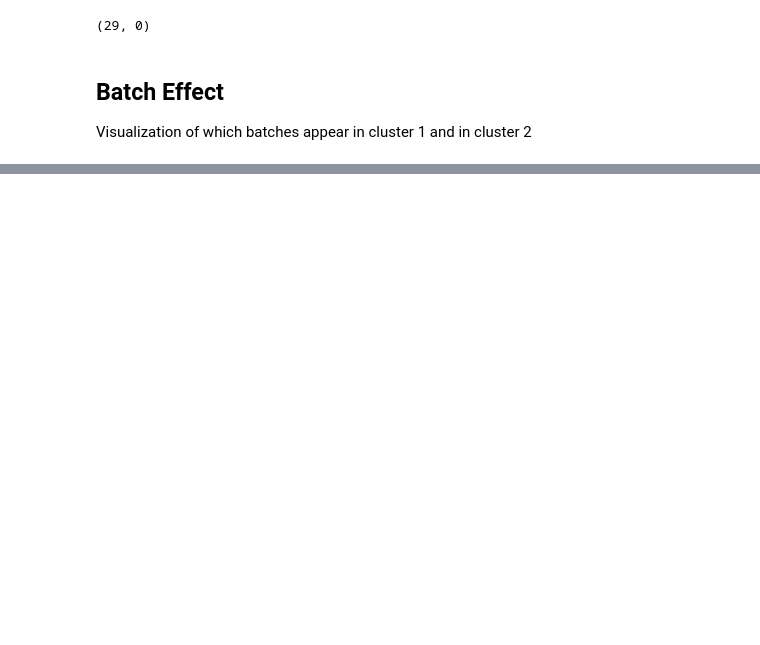
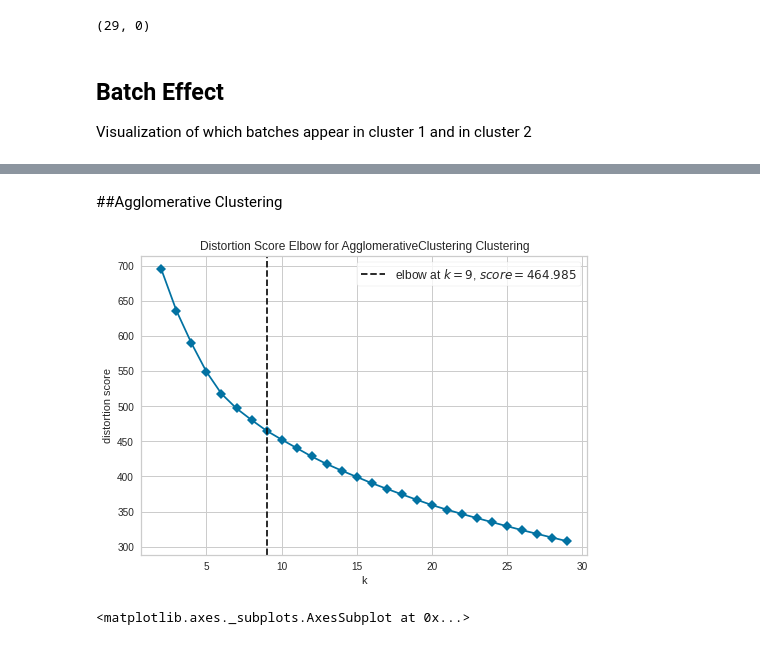
Before and after one commit to humpyreddy96/ClusterAnalysis, a Jupyter notebook: scGAMClusterAnalysis.ipynb, the cells around one changed output, grey strips where cells are left out. Cells and saved outputs as stored; diff of their text form; code cells hidden in the pictures; blank space fills up the shorter version.

```diff
--- a/scGAMClusterAnalysis.ipynb
+++ b/scGAMClusterAnalysis.ipynb
@@ -211,0 +232,16 @@ plt.show()
+# %% [markdown]
+##Agglomerative Clustering
+# %%
+from sklearn.cluster import AgglomerativeClustering
+from yellowbrick.cluster import KElbowVisualizer
+model = AgglomerativeClustering()
+
+# k is range of number of clusters.
+visualizer = KElbowVisualizer(model, k=(2,30), timings=False)
+# Fit data to visualizer
+visualizer.fit(embedding)
+# Finalize and render figure
+visualizer.show()
+# %% [output]
+[figure, added]
+<matplotlib.axes._subplots.AxesSubplot at 0x...>
```
Also changed, not shown: parts of 12 cells of this notebook.
